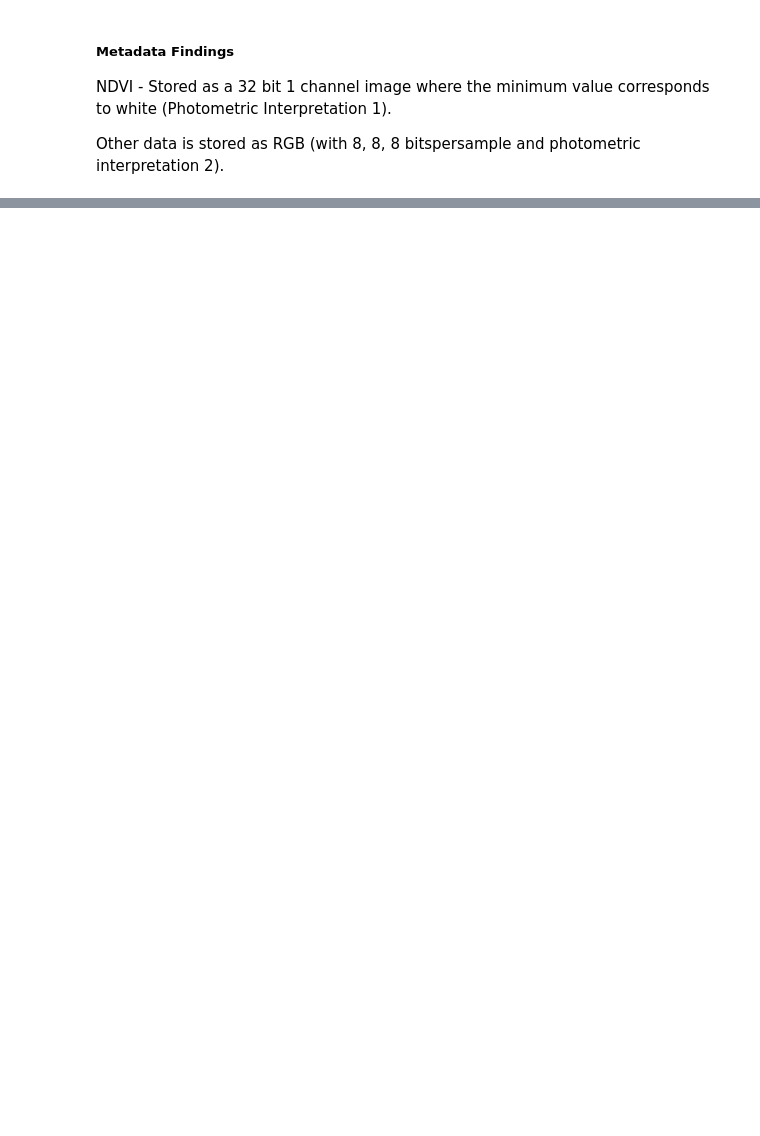
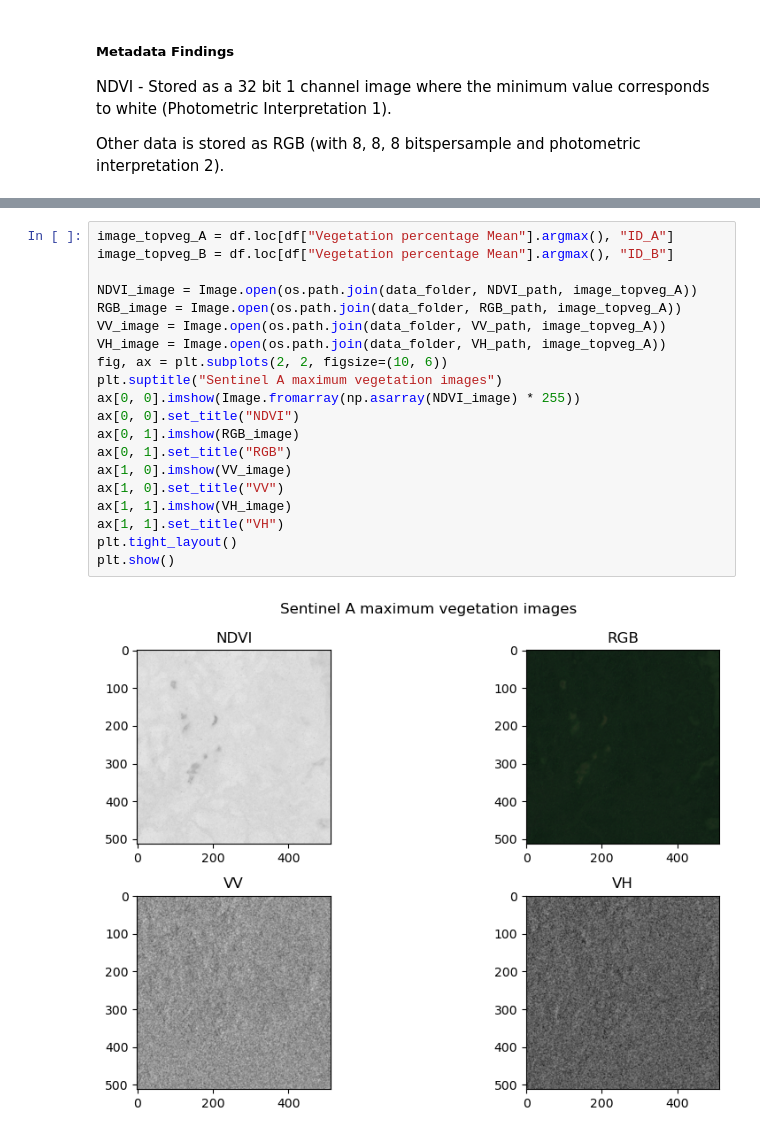
Before and after one commit to PrestonTGarcia/Terrafluence, a Jupyter notebook: Main.ipynb, the cells around one changed output, grey strips where cells are left out. Drawn from its saved outputs; the diff is of its cells as text; blank space fills up the shorter version.

```diff
--- a/Main.ipynb
+++ b/Main.ipynb
@@ -150,0 +294,22 @@ plt.show()
+# %%
+image_topveg_A = df.loc[df["Vegetation percentage Mean"].argmax(), "ID_A"]
+image_topveg_B = df.loc[df["Vegetation percentage Mean"].argmax(), "ID_B"]
+
+NDVI_image = Image.open(os.path.join(data_folder, NDVI_path, image_topveg_A))
+RGB_image = Image.open(os.path.join(data_folder, RGB_path, image_topveg_A))
+VV_image = Image.open(os.path.join(data_folder, VV_path, image_topveg_A))
+VH_image = Image.open(os.path.join(data_folder, VH_path, image_topveg_A))
+fig, ax = plt.subplots(2, 2, figsize=(10, 6))
+plt.suptitle("Sentinel A maximum vegetation images")
+ax[0, 0].imshow(Image.fromarray(np.asarray(NDVI_image) * 255))
+ax[0, 0].set_title("NDVI")
+ax[0, 1].imshow(RGB_image)
+ax[0, 1].set_title("RGB")
+ax[1, 0].imshow(VV_image)
+ax[1, 0].set_title("VV")
+ax[1, 1].imshow(VH_image)
+ax[1, 1].set_title("VH")
+plt.tight_layout()
+plt.show()
+# %% [output]
+[figure, added]
```
Also changed, not shown: parts of 24 cells of this notebook, 1 other file.
